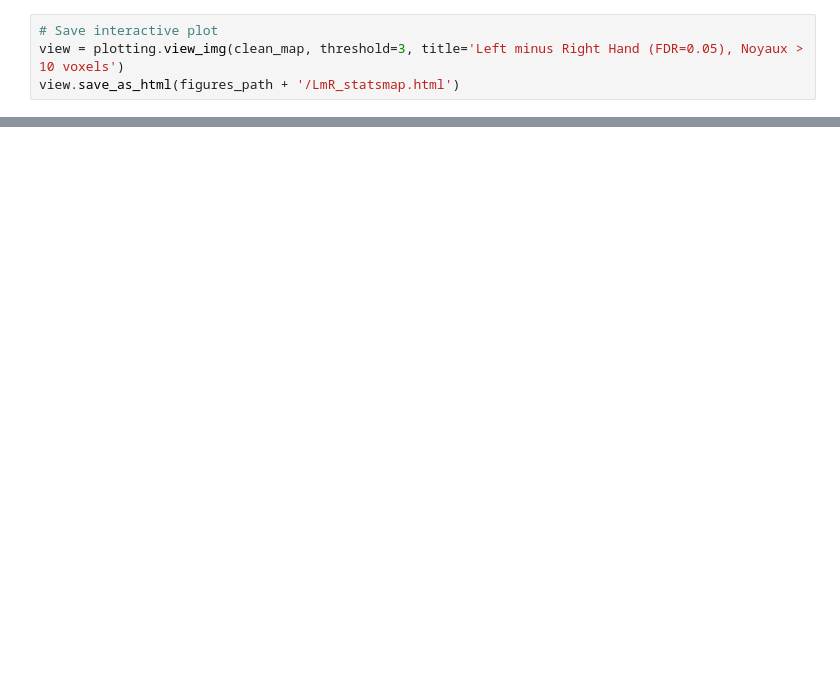
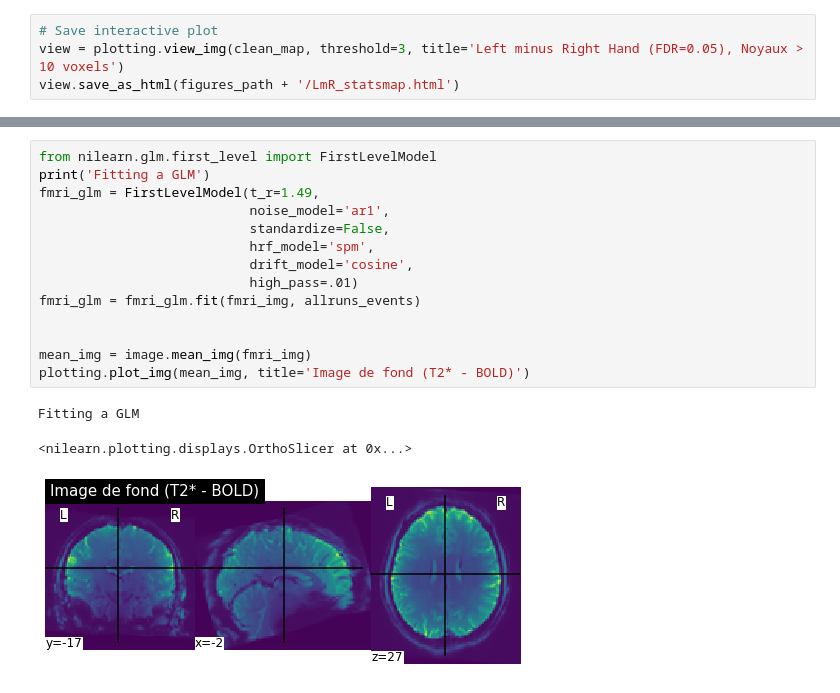
Before and after one commit to courtois-neuromod/shinobi_behav, a Jupyter notebook: notebooks/annotations.ipynb, the cells around one changed output, grey strips where cells are left out. Drawn from its saved outputs; the diff is of its cells as text; blank space fills up the shorter version.

```diff
--- a/notebooks/annotations.ipynb
+++ b/notebooks/annotations.ipynb
@@ -328,0 +399,18 @@ plot_bidsevents(APS_df);
+# %%
+from nilearn.glm.first_level import FirstLevelModel
+print('Fitting a GLM')
+fmri_glm = FirstLevelModel(t_r=1.49,
+                           noise_model='ar1',
+                           standardize=False,
+                           hrf_model='spm',
+                           drift_model='cosine',
+                           high_pass=.01)
+fmri_glm = fmri_glm.fit(fmri_img, allruns_events)
+
+
+mean_img = image.mean_img(fmri_img)
+plotting.plot_img(mean_img, title='Image de fond (T2* - BOLD)')
+# %% [output]
+Fitting a GLM
+<nilearn.plotting.displays.OrthoSlicer at 0x...>
+[figure, added]
```
Also changed, not shown: parts of 24 cells of this notebook, 2 other files.
